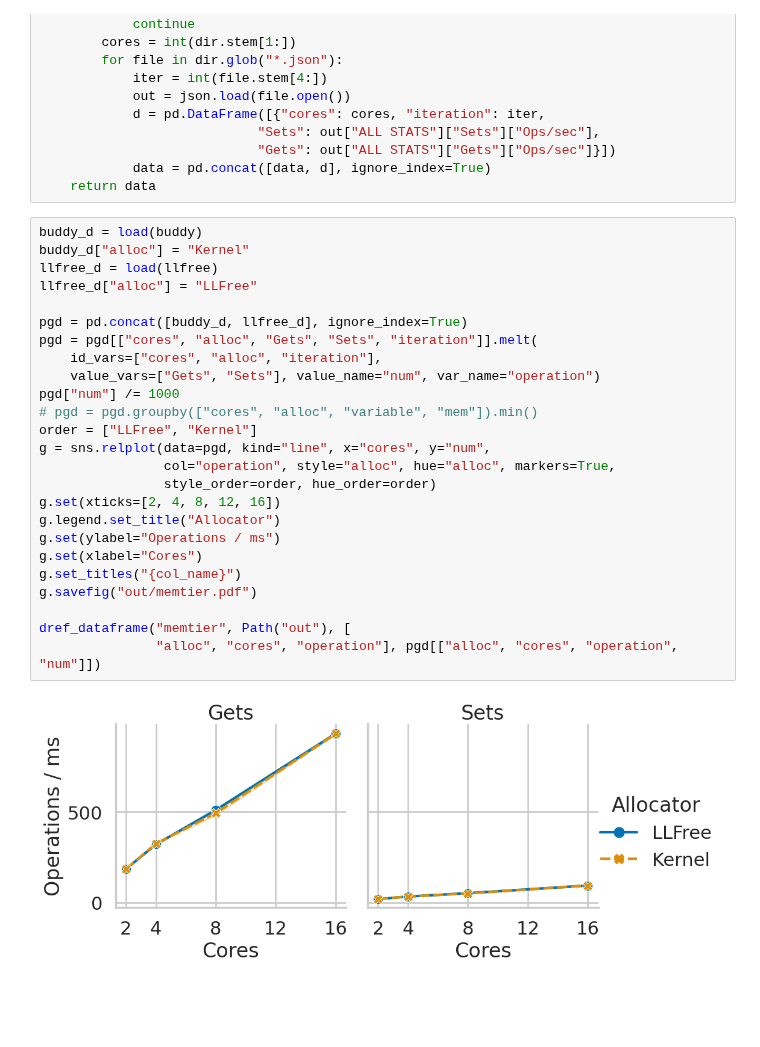
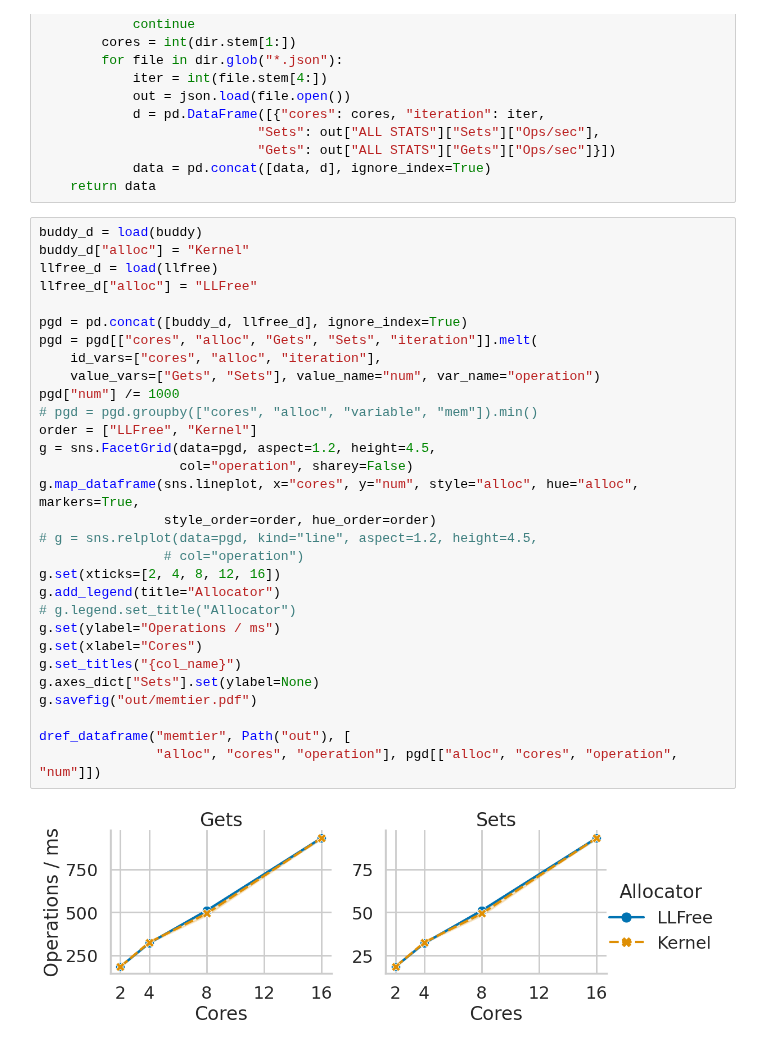
Before and after one commit to luhsra/llfree-bench, a Jupyter notebook: memtier.ipynb, the cells around one changed output. Cells and saved outputs as stored; diff of their text form; blank space fills up the shorter version.

Commit message:
:art: Improved plots

```diff
--- a/memtier.ipynb
+++ b/memtier.ipynb
@@ -29,27 +29,32 @@ def load(root: Path) -> pd.DataFrame:
 # %%
 buddy_d = load(buddy)
 buddy_d["alloc"] = "Kernel"
 llfree_d = load(llfree)
 llfree_d["alloc"] = "LLFree"
 
 pgd = pd.concat([buddy_d, llfree_d], ignore_index=True)
 pgd = pgd[["cores", "alloc", "Gets", "Sets", "iteration"]].melt(
     id_vars=["cores", "alloc", "iteration"],
     value_vars=["Gets", "Sets"], value_name="num", var_name="operation")
 pgd["num"] /= 1000
 # pgd = pgd.groupby(["cores", "alloc", "variable", "mem"]).min()
 order = ["LLFree", "Kernel"]
-g = sns.relplot(data=pgd, kind="line", x="cores", y="num",
-                col="operation", style="alloc", hue="alloc", markers=True,
+g = sns.FacetGrid(data=pgd, aspect=1.2, height=4.5,
+                  col="operation", sharey=False)
+g.map_dataframe(sns.lineplot, x="cores", y="num", style="alloc", hue="alloc", markers=True,
                 style_order=order, hue_order=order)
+# g = sns.relplot(data=pgd, kind="line", aspect=1.2, height=4.5,
+                # col="operation")
 g.set(xticks=[2, 4, 8, 12, 16])
-g.legend.set_title("Allocator")
+g.add_legend(title="Allocator")
+# g.legend.set_title("Allocator")
 g.set(ylabel="Operations / ms")
 g.set(xlabel="Cores")
 g.set_titles("{col_name}")
+g.axes_dict["Sets"].set(ylabel=None)
 g.savefig("out/memtier.pdf")
 
 dref_dataframe("memtier", Path("out"), [
                "alloc", "cores", "operation"], pgd[["alloc", "cores", "operation", "num"]])
 # %% [output]
-[figure, old version]
+[figure, new version]
```
Also changed, not shown: 6 other files.
